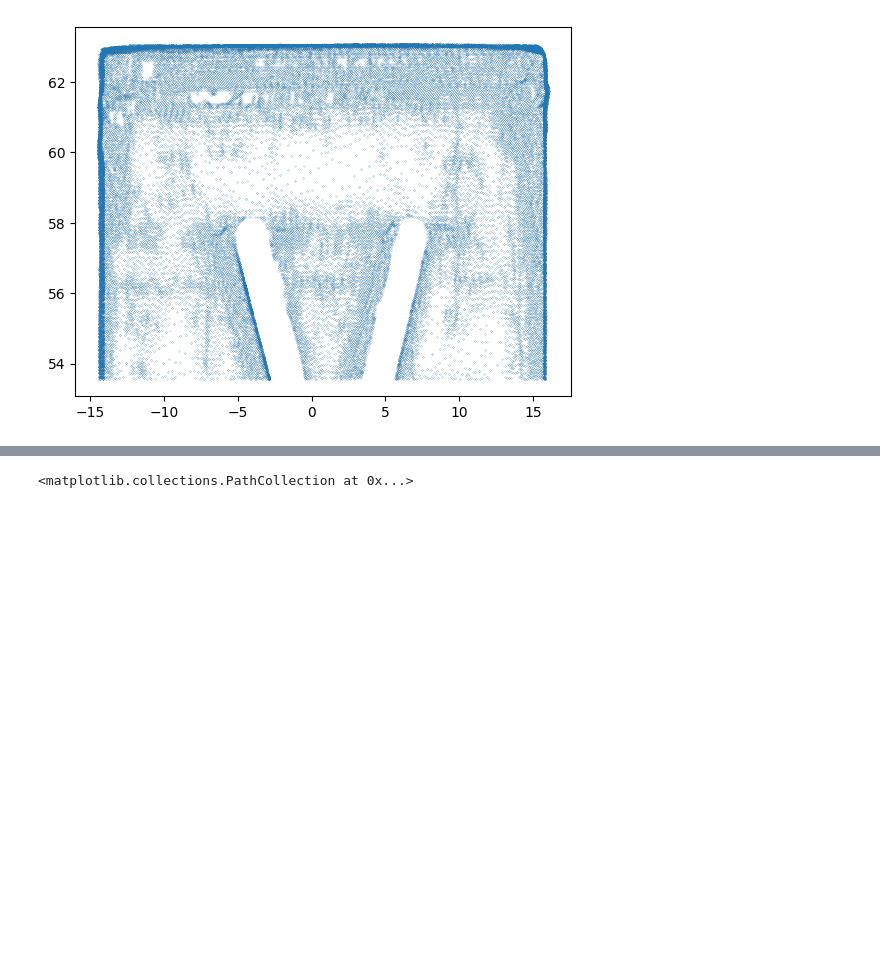
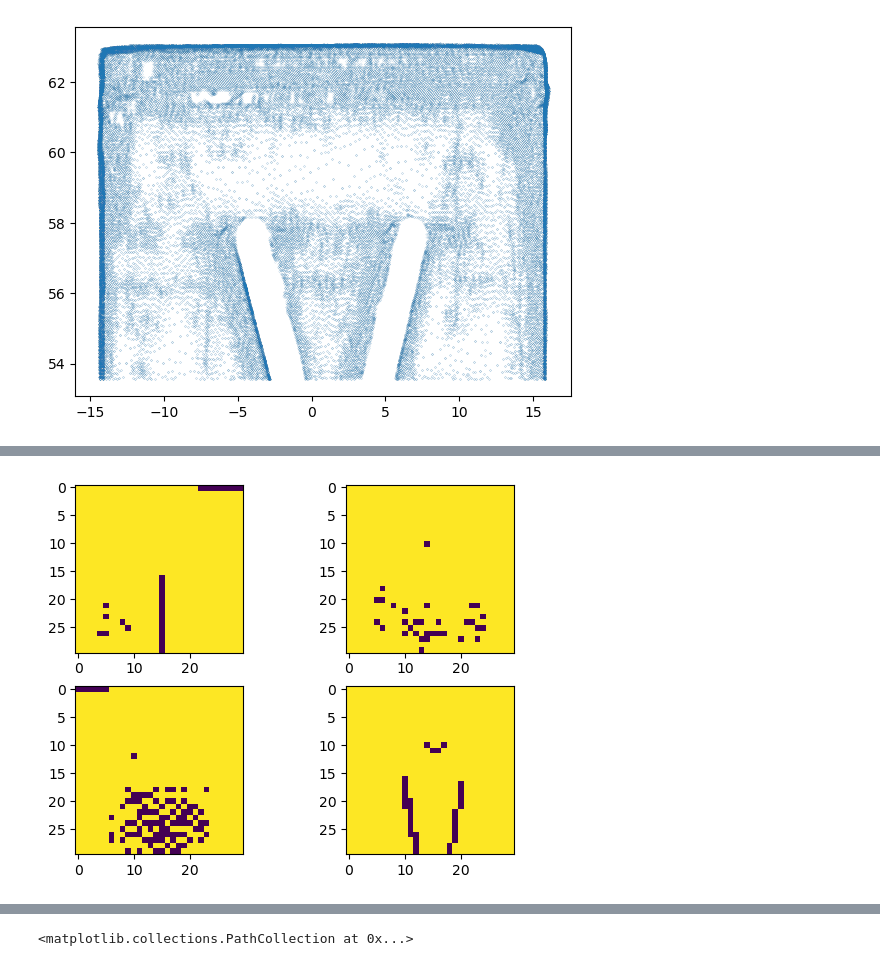
Before and after one commit to jichengzhi/crop-cube, a Jupyter notebook: 3d-solution.ipynb, the cells around one changed output, grey strips where cells are left out. Saved outputs shown, nothing was run; the diff lists cells and outputs as text; code cells hidden in the pictures; blank space fills up the shorter version.

```diff
--- a/3d-solution.ipynb
+++ b/3d-solution.ipynb
@@ -181 +69,5 @@ def degrees_to_Y(top_cube, R=30, C=30):
+# %%
+plot_grids(upper, row=30, col=30)
+# %% [output]
+[figure, added]
 # %%
```
Also changed, not shown: parts of 22 cells of this notebook, 3 other files.
